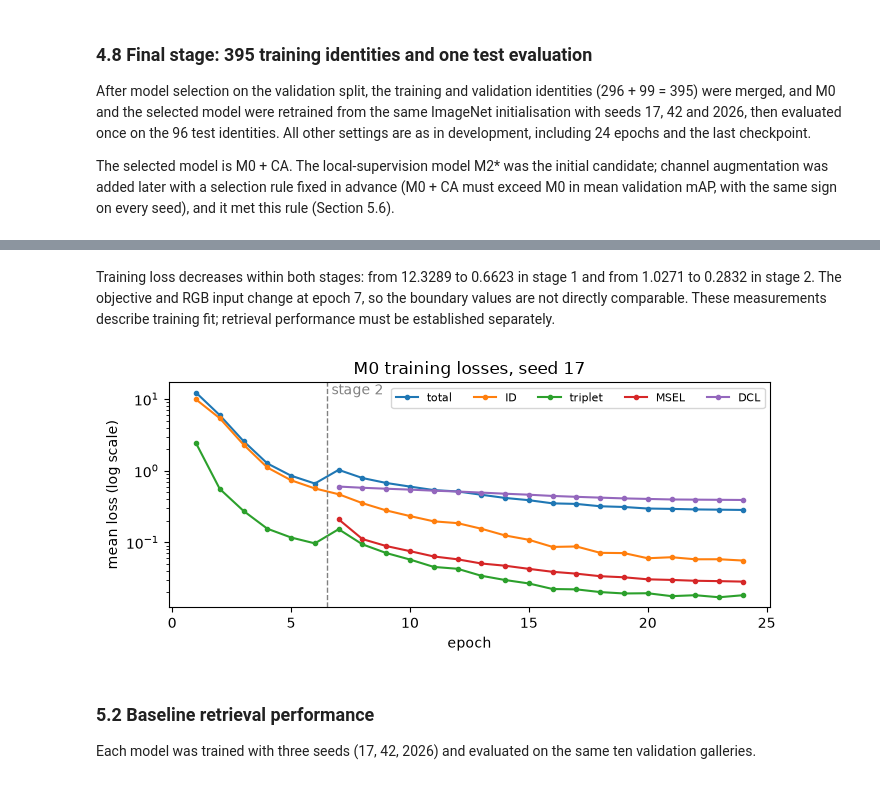
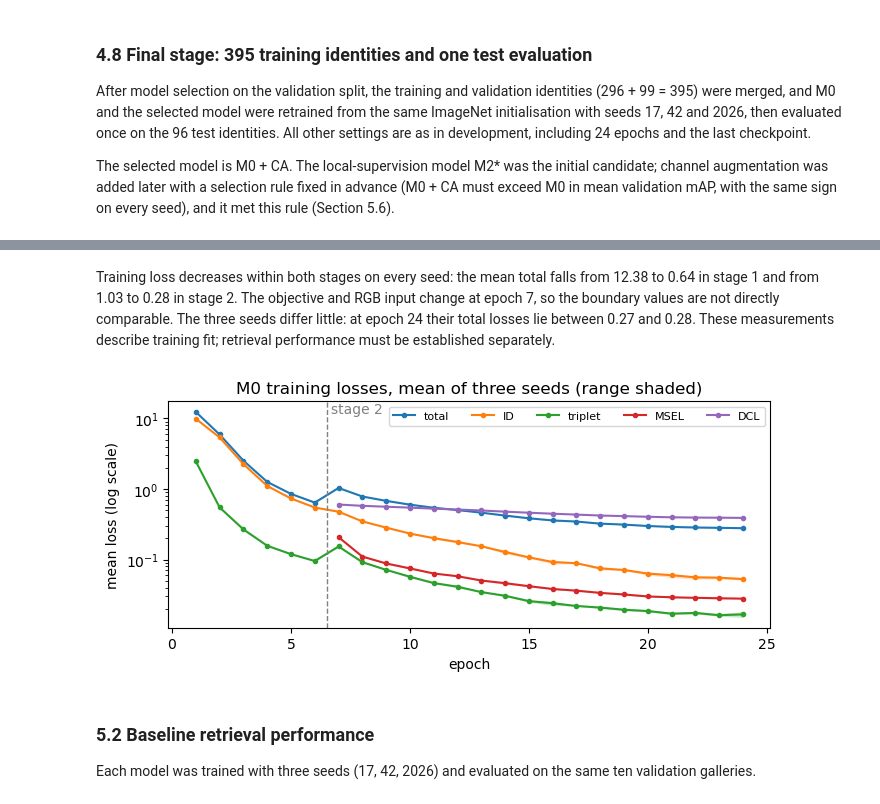
Before and after one commit to cattiesu2025/9444_project, a Jupyter notebook: submission/project.ipynb, the cells around one changed output, grey strips where cells are left out. Drawn from its saved outputs; the diff is of its cells as text; code cells hidden in the pictures.

```diff
--- a/submission/project.ipynb
+++ b/submission/project.ipynb
@@ -694,19 +706,22 @@ show_table(["Epoch", "Stage", "ID", "Triplet", "MSEL", "DCL", "Total"], [
 # %% [markdown]
-Training loss decreases within both stages: from 12.3289 to 0.6623 in stage 1 and from 1.0271 to 0.2832 in stage 2. The objective and RGB input change at epoch 7, so the boundary values are not directly comparable. These measurements describe training fit; retrieval performance must be established separately.
+Training loss decreases within both stages on every seed: the mean total falls from 12.38 to 0.64 in stage 1 and from 1.03 to 0.28 in stage 2. The objective and RGB input change at epoch 7, so the boundary values are not directly comparable. The three seeds differ little: at epoch 24 their total losses lie between 0.27 and 0.28. These measurements describe training fit; retrieval performance must be established separately.
 # %%
-# All 24 epochs of the same run (mean of 633 batches per epoch).
-epochs = measurements["epochs"]
+# All 24 epochs: mean across the three seeds; shading spans the lowest to the highest seed.
 fig, ax = plt.subplots(figsize=(7, 3.2))
+stage2 = np.array(loss_stages) == 2
 for key, label in [("total", "total"), ("id", "ID"), ("triplet", "triplet"), ("msel", "MSEL"), ("dcl", "DCL")]:
-    shown = [e for e in epochs if key not in ("msel", "dcl") or e["stage"] == 2]   # MSEL/DCL are off in stage 1
-    ax.plot([e["epoch"] for e in shown], [e[key] for e in shown], marker="o", ms=3, label=label)
+    j = loss_keys.index(key)
+    shown = stage2 if key in ("msel", "dcl") else np.ones_like(stage2)   # MSEL/DCL are off in stage 1
+    x = np.array(loss_epochs)[shown]
+    line, = ax.plot(x, loss_mean[shown, j], marker="o", ms=3, label=label)
+    ax.fill_between(x, losses[:, shown, j].min(0), losses[:, shown, j].max(0), color=line.get_color(), alpha=0.25, lw=0)
 ax.axvline(6.5, color="grey", ls="--", lw=1)
 ax.text(6.7, ax.get_ylim()[1] * 0.9, "stage 2", color="grey")
 ax.set_yscale("log"); ax.set_xlabel("epoch"); ax.set_ylabel("mean loss (log scale)")
-ax.set_title("M0 training losses, seed 17"); ax.legend(ncol=5, fontsize=8, loc="upper right")
+ax.set_title("M0 training losses, mean of three seeds (range shaded)"); ax.legend(ncol=5, fontsize=8, loc="upper right")
 plt.tight_layout(); plt.show()
 # %% [output]
-[figure, old version]
+[figure, new version]
 # %% [markdown]
 ### 5.2 Baseline retrieval performance
 
```
Also changed, not shown: parts of 3 cells of this notebook, 1 other file.
